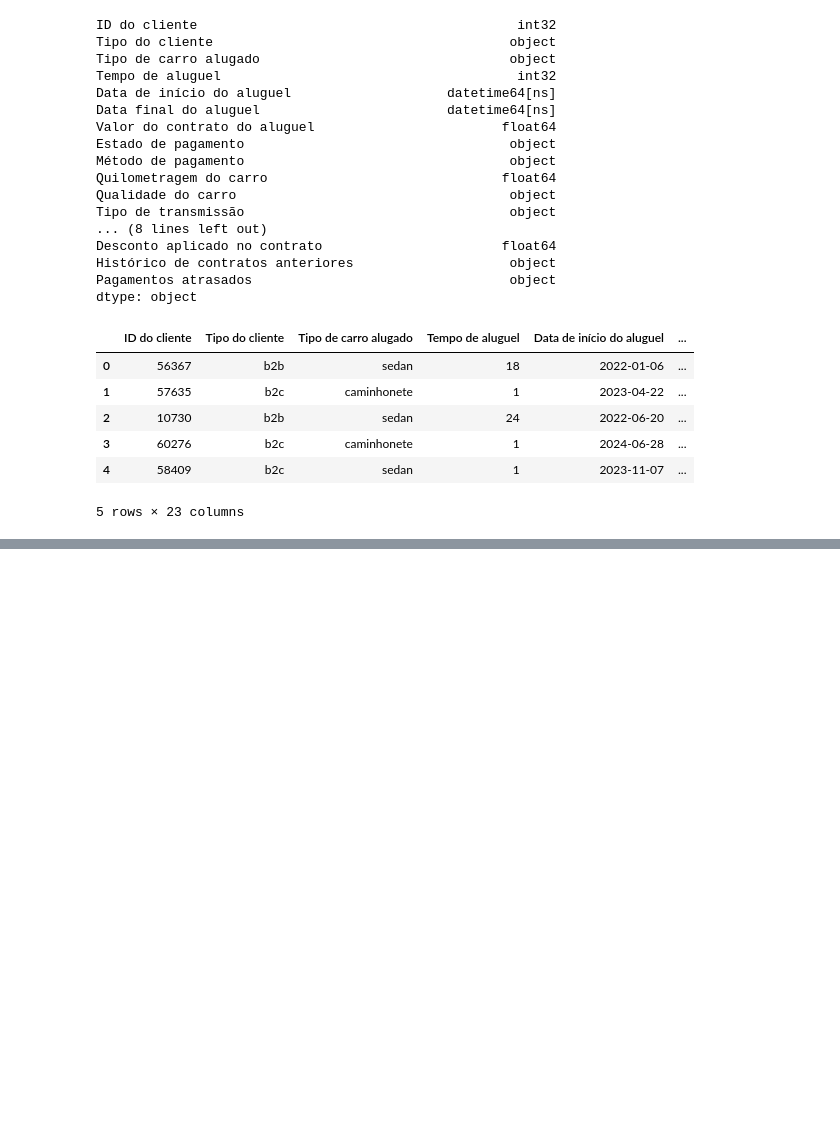
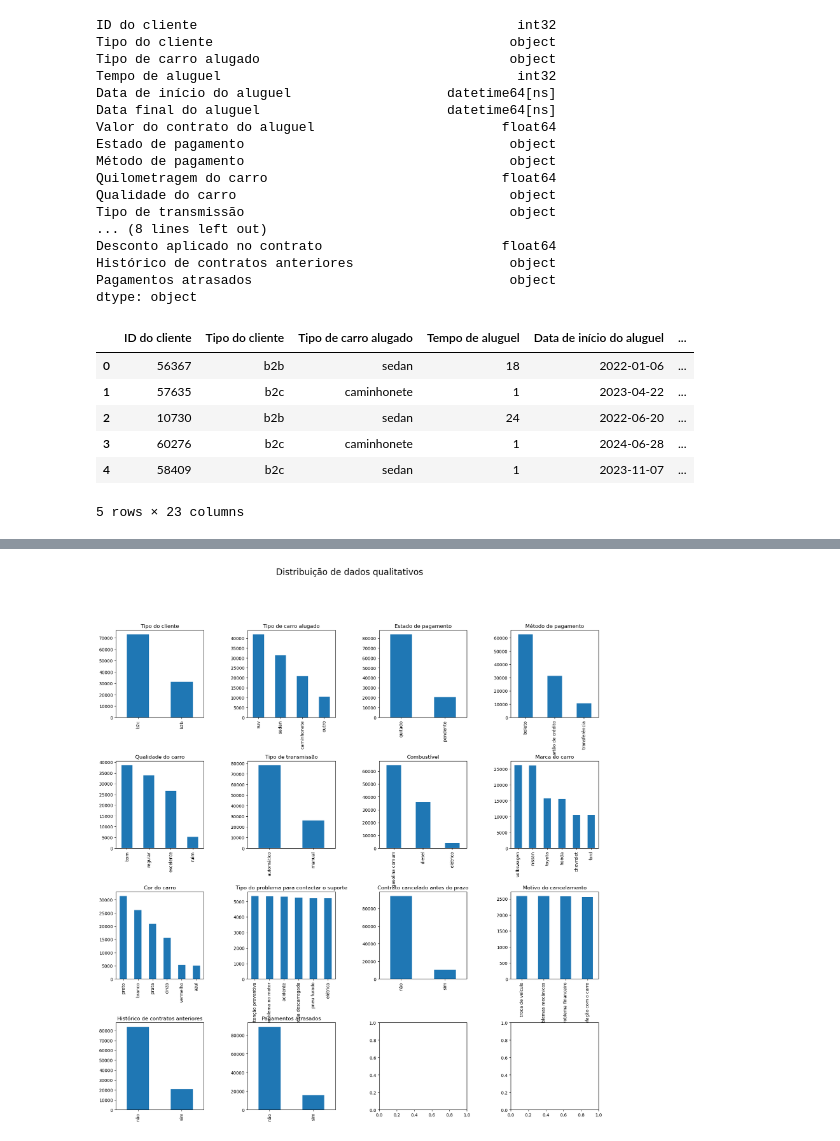
Before and after one commit to Henrique-Albuquerque2/PS-IJR-Grupo10, a Jupyter notebook: AnaliseAluguel.ipynb, the cells around one changed output, grey strips where cells are left out. Cells and saved outputs as stored; diff of their text form; code cells hidden in the pictures; blank space fills up the shorter version.

Commit message:
Analise exploratoria Inicial

```diff
--- a/AnaliseAluguel.ipynb
+++ b/AnaliseAluguel.ipynb
@@ -169,0 +187,18 @@ dtype: object
+# %%
+# Lista das colunas qualitativas do db_alugueis que podem agregar em analises futuras
+colunas_qualitativas = ['Tipo do cliente', 'Tipo de carro alugado','Estado de pagamento', 'Método de pagamento',
+                         'Qualidade do carro', 'Tipo de transmissão', 'Combustível',
+                         'Marca do carro', 'Cor do carro','Tipo do problema para contactar o suporte',
+                         'Contrato cancelado antes do prazo', 'Motivo do cancelamento','Histórico de contratos anteriores', 'Pagamentos atrasados']
+
+# Realizar um plot de barras para cada coluna qualitativa, usando subplot para poder vizualizar todas juntas
+# Quero adicionar espaços entre os gráficos, então vou usar o método subplots_adjust() para ajustar o espaço entre eles
+fig, axs = plt.subplots(4, 4, figsize=(20, 20))
+fig.subplots_adjust(hspace=0.5, wspace=0.5)
+fig.suptitle('Distribuição de dados qualitativos', fontsize=20)
+for col, ax in zip(colunas_qualitativas, axs.ravel()):
+    db_alugueis[col].value_counts().plot(kind='bar', ax=ax, title=col)
+    ax.set_xlabel('')
+plt.show()
+# %% [output]
+[figure, added]
```
Also changed, not shown: parts of 4 cells of this notebook.
